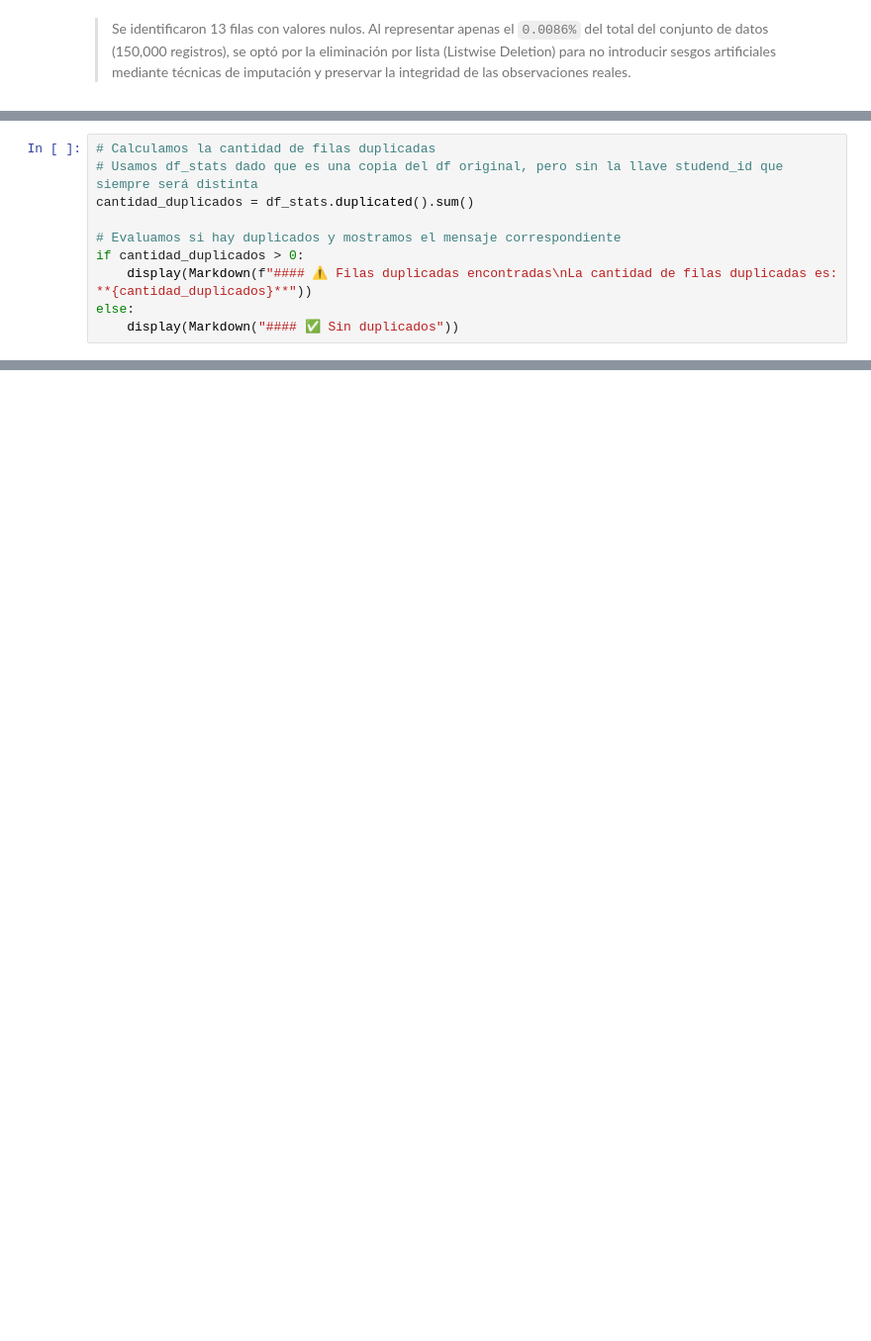
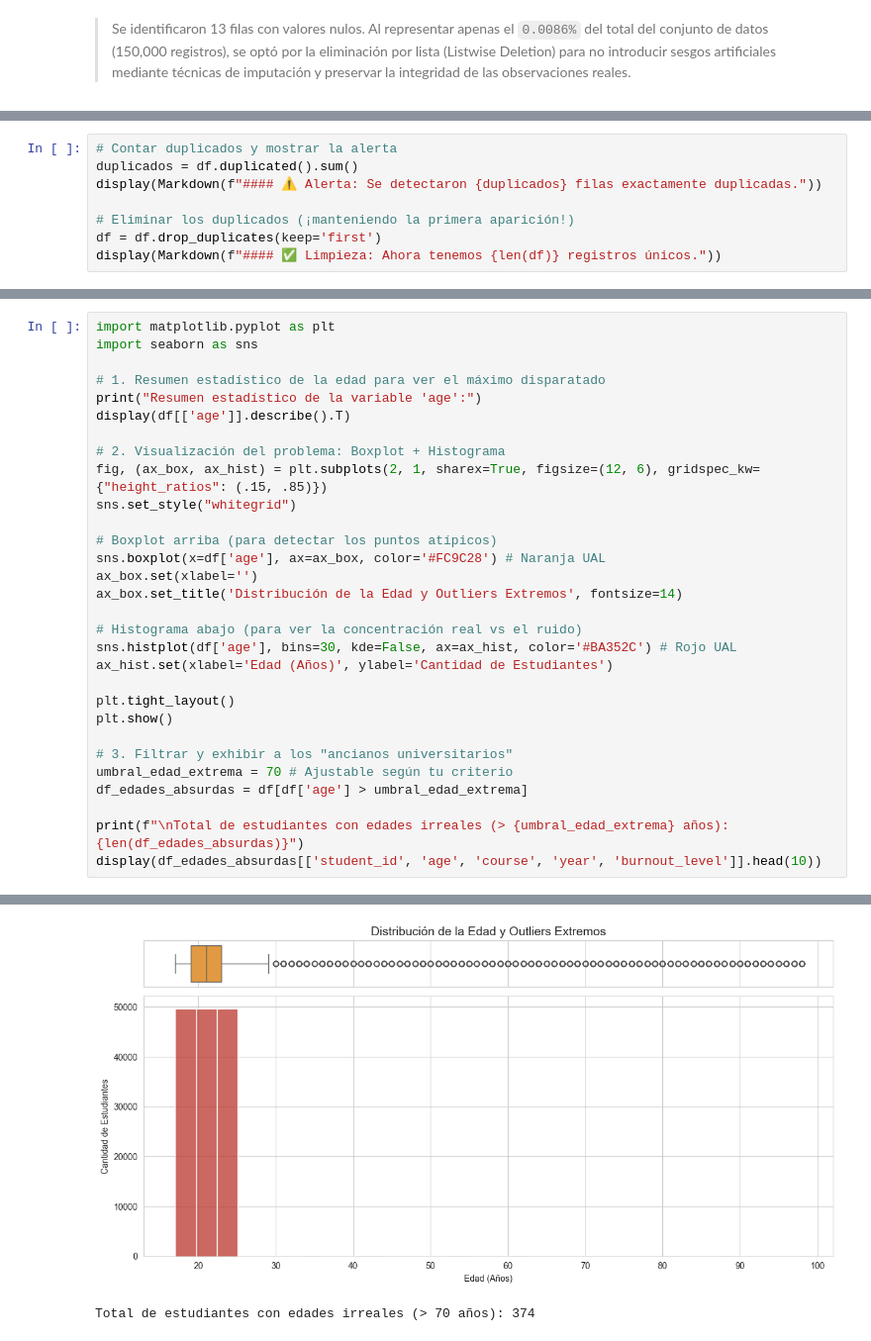
Before and after one commit to kevinmateojimenez/TRABAJO-FINAL, a Jupyter notebook: EDA_Entregable.ipynb, the cells around one changed output, grey strips where cells are left out. Shown at 99% size. Saved outputs shown, nothing was run; the diff lists cells and outputs as text; blank space fills up the shorter version.

```diff
--- a/EDA_Entregable.ipynb
+++ b/EDA_Entregable.ipynb
@@ -416,11 +400,9 @@ Tras la evaluación descriptiva inicial, se concluye que no existen valores impr
 # %%
-# Calculamos la cantidad de filas duplicadas
-# Usamos df_stats dado que es una copia del df original, pero sin la llave studend_id que siempre será distinta
-cantidad_duplicados = df_stats.duplicated().sum()
+# Contar duplicados y mostrar la alerta
+duplicados = df.duplicated().sum()
+display(Markdown(f"#### ⚠️ Alerta: Se detectaron {duplicados} filas exactamente duplicadas."))
 
-# Evaluamos si hay duplicados y mostramos el mensaje correspondiente
-if cantidad_duplicados > 0:
-    display(Markdown(f"#### ⚠️ Filas duplicadas encontradas\nLa cantidad de filas duplicadas es: **{cantidad_duplicados}**"))
-else:
-    display(Markdown("#### ✅ Sin duplicados"))
+# Eliminar los duplicados (¡manteniendo la primera aparición!)
+df = df.drop_duplicates(keep='first')
+display(Markdown(f"#### ✅ Limpieza: Ahora tenemos {len(df)} registros únicos."))
 # %% [output]
@@ -429,0 +587,31 @@ Tras evaluar la totalidad del conjunto de datos (150,000 registros) y eliminado
+# %%
+import matplotlib.pyplot as plt
+import seaborn as sns
+
+# 1. Resumen estadístico de la edad para ver el máximo disparatado
+print("Resumen estadístico de la variable 'age':")
+display(df[['age']].describe().T)
+
+# 2. Visualización del problema: Boxplot + Histograma
+fig, (ax_box, ax_hist) = plt.subplots(2, 1, sharex=True, figsize=(12, 6), gridspec_kw={"height_ratios": (.15, .85)})
+sns.set_style("whitegrid")
+
+# Boxplot arriba (para detectar los puntos atípicos)
+sns.boxplot(x=df['age'], ax=ax_box, color='#FC9C28') # Naranja UAL
+ax_box.set(xlabel='')
+ax_box.set_title('Distribución de la Edad y Outliers Extremos', fontsize=14)
+
+# Histograma abajo (para ver la concentración real vs el ruido)
+sns.histplot(df['age'], bins=30, kde=False, ax=ax_hist, color='#BA352C') # Rojo UAL
+ax_hist.set(xlabel='Edad (Años)', ylabel='Cantidad de Estudiantes')
+
+plt.tight_layout()
+plt.show()
+
+# 3. Filtrar y exhibir a los "ancianos universitarios"
+umbral_edad_extrema = 70 # Ajustable según tu criterio
+df_edades_absurdas = df[df['age'] > umbral_edad_extrema]
+
+print(f"\nTotal de estudiantes con edades irreales (> {umbral_edad_extrema} años): {len(df_edades_absurdas)}")
+display(df_edades_absurdas[['student_id', 'age', 'course', 'year', 'burnout_level']].head(10))
+# %% [output]
@@ -429,0 +621,2 @@ Tras evaluar la totalidad del conjunto de datos (150,000 registros) y eliminado
+[figure, added]
+Total de estudiantes con edades irreales (> 70 años): 374
```
Also changed, not shown: parts of 32 cells of this notebook, 1 other file.
